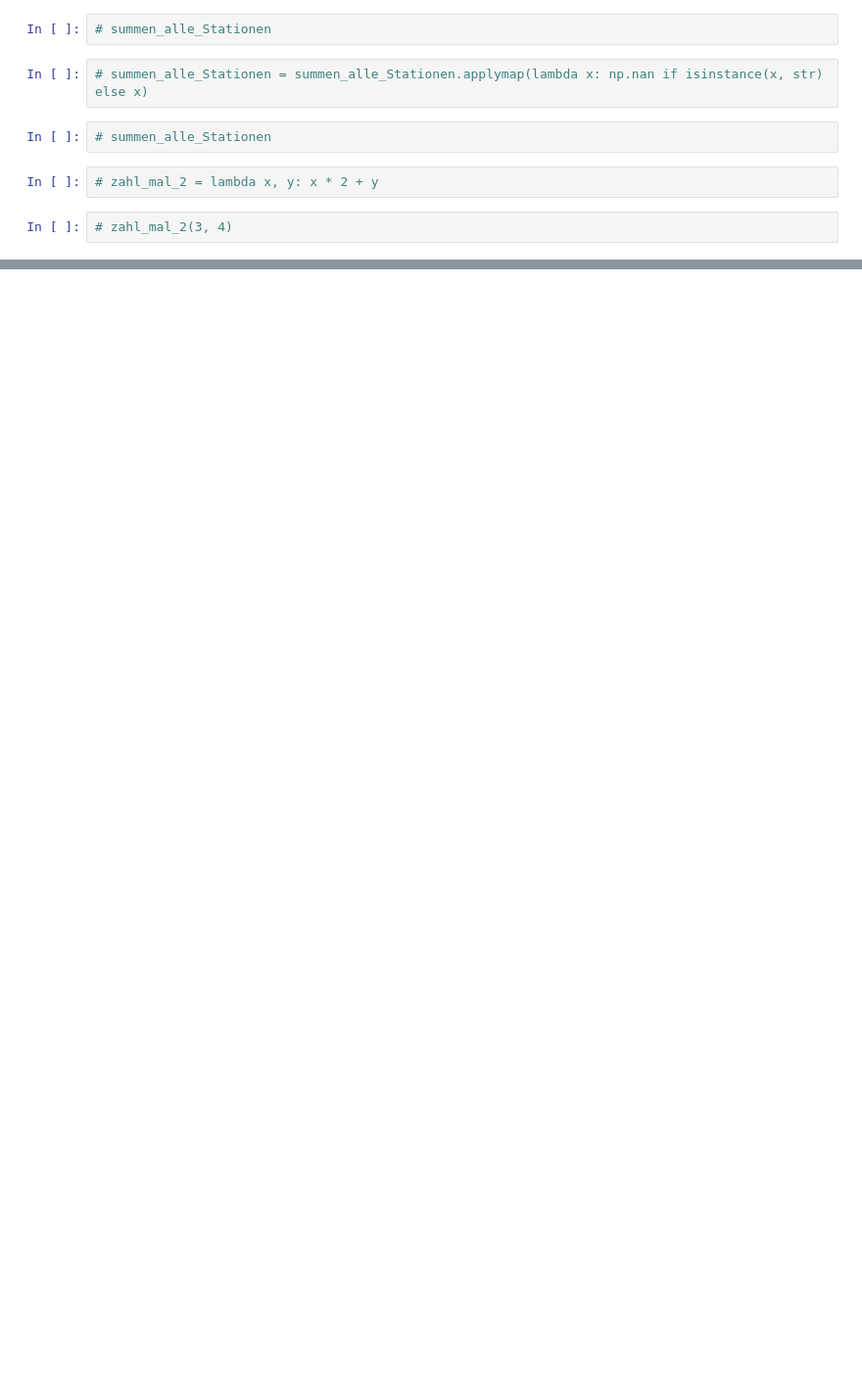
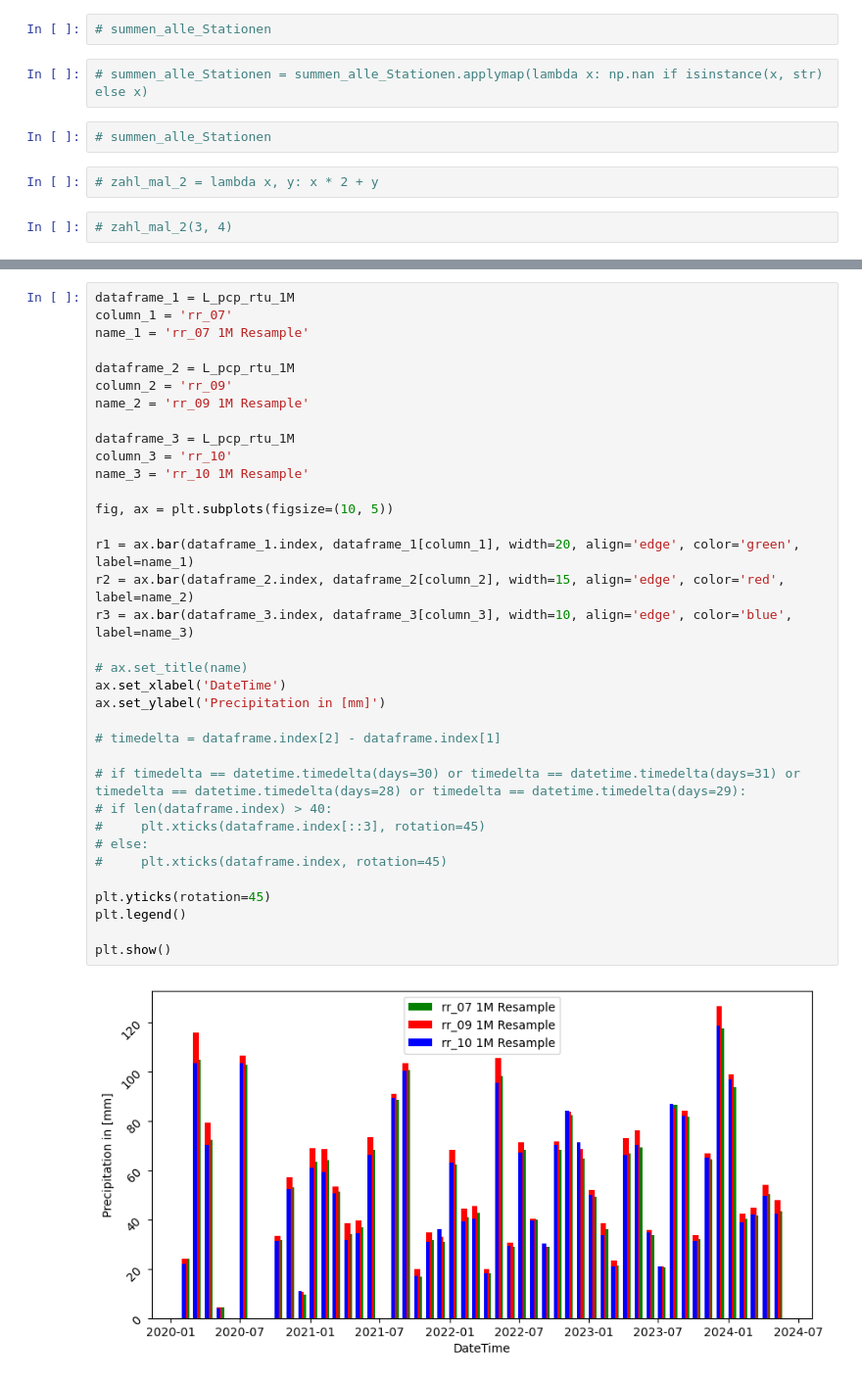
Before and after one commit to Nicholas202024/Hiwi_Code, a Jupyter notebook: statistik_summen.ipynb, the cells around one changed output, grey strips where cells are left out. Shown: that part at 98% size. Saved outputs shown, nothing was run; the diff lists cells and outputs as text; blank space fills up the shorter version.

```diff
--- a/statistik_summen.ipynb
+++ b/statistik_summen.ipynb
@@ -297,0 +402,37 @@ plt.show()
+# %%
+dataframe_1 = L_pcp_rtu_1M
+column_1 = 'rr_07'
+name_1 = 'rr_07 1M Resample'
+
+dataframe_2 = L_pcp_rtu_1M
+column_2 = 'rr_09'
+name_2 = 'rr_09 1M Resample'
+
+dataframe_3 = L_pcp_rtu_1M
+column_3 = 'rr_10'
+name_3 = 'rr_10 1M Resample'
+
+fig, ax = plt.subplots(figsize=(10, 5))
+
+r1 = ax.bar(dataframe_1.index, dataframe_1[column_1], width=20, align='edge', color='green', label=name_1)
+r2 = ax.bar(dataframe_2.index, dataframe_2[column_2], width=15, align='edge', color='red', label=name_2)
+r3 = ax.bar(dataframe_3.index, dataframe_3[column_3], width=10, align='edge', color='blue', label=name_3)
+
+# ax.set_title(name)
+ax.set_xlabel('DateTime')
+ax.set_ylabel('Precipitation in [mm]')
+
+# timedelta = dataframe.index[2] - dataframe.index[1]
+
+# if timedelta == datetime.timedelta(days=30) or timedelta == datetime.timedelta(days=31) or timedelta == datetime.timedelta(days=28) or timedelta == datetime.timedelta(days=29):
+# if len(dataframe.index) > 40:
+#     plt.xticks(dataframe.index[::3], rotation=45)
+# else:
+#     plt.xticks(dataframe.index, rotation=45)
+
+plt.yticks(rotation=45)
+plt.legend()
+
+plt.show()
+# %% [output]
+[figure, added]
```
Also changed, not shown: parts of 21 cells of this notebook.
